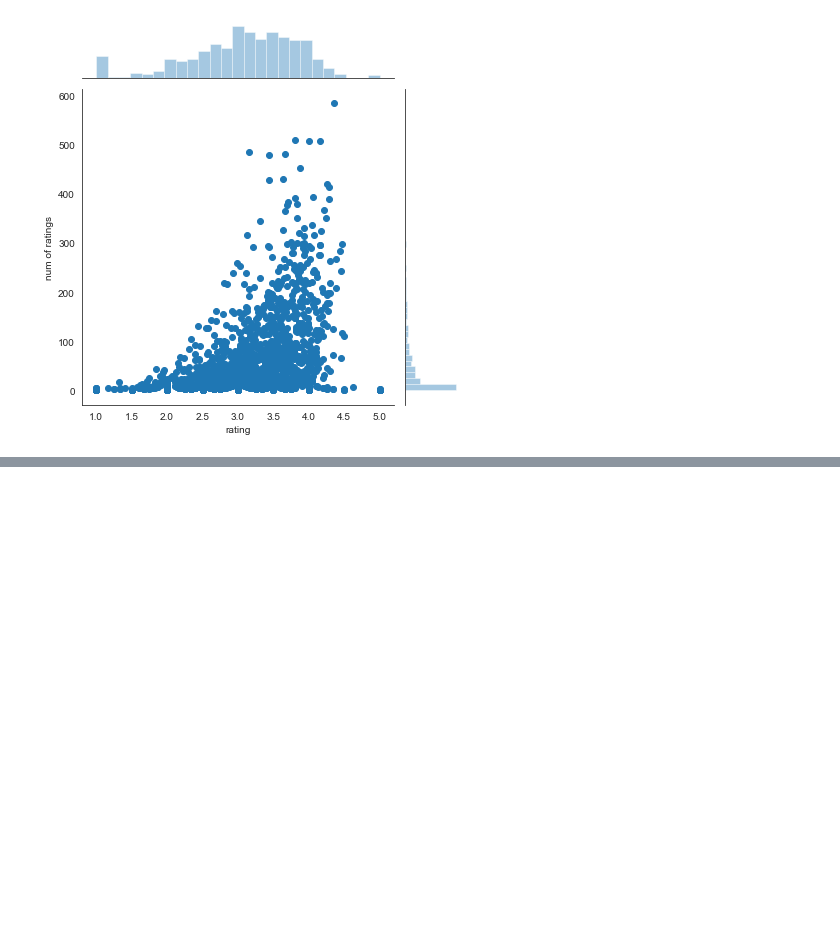
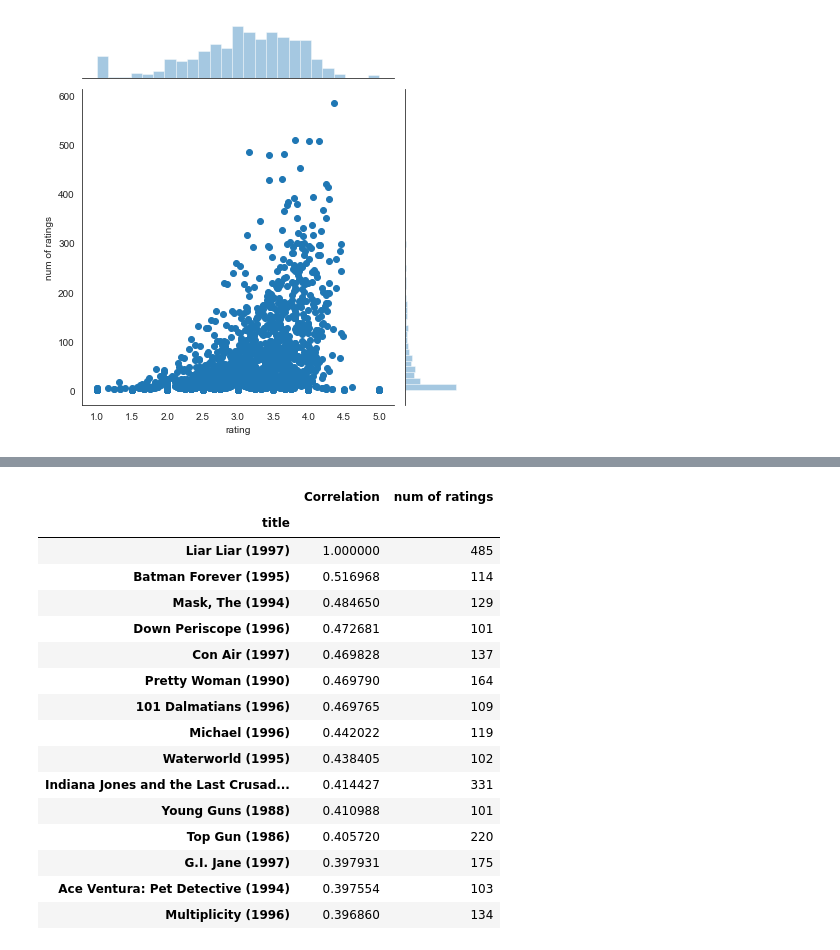
Before and after one commit to joaoprmanso/projects, a Jupyter notebook: course/python_for_data_science_and_machine_learning/19-Recommender-Systems/Recommender Systems - Notes.ipynb, the cells around one changed output, grey strips where cells are left out. Cells and saved outputs as stored; diff of their text form; code cells hidden in the pictures; blank space fills up the shorter version.

```diff
--- a/course/python_for_data_science_and_machine_learning/19-Recommender-Systems/Recommender Systems - Notes.ipynb
+++ b/course/python_for_data_science_and_machine_learning/19-Recommender-Systems/Recommender Systems - Notes.ipynb
@@ -100,0 +129,6 @@ sns.jointplot(ratings['rating'], ratings['num of ratings'], data = ratings)
+# %%
+# grab Star Wars ratings
+start_wards_ratings = moviemat['Star Wars (1977)']
+
+# grab Liar Liar ratings
+liarliar_wards_ratings = moviemat['Liar Liar (1997)']
@@ -100,0 +138,3 @@ sns.jointplot(ratings['rating'], ratings['num of ratings'], data = ratings)
+# %%
+# compute the correlation between Liar Liar and the other movies
+similar_to_liarliar = moviemat.corrwith(liarliar_wards_ratings)
@@ -100,0 +180,26 @@ sns.jointplot(ratings['rating'], ratings['num of ratings'], data = ratings)
+# %%
+# do the same for Liar Liar movie
+corr_liar_liar = pd.DataFrame(similar_to_liarliar, columns=['Correlation'])
+corr_liar_liar.dropna(inplace=True)
+# %%
+corr_liar_liar = corr_liar_liar.join(ratings['num of ratings'])
+# %%
+corr_liar_liar[corr_liar_liar['num of ratings']>= 100].sort_values('Correlation', ascending=False).head(15)
+# %% [output]
+|  | Correlation | num of ratings |
+| title |  |  |
+| Liar Liar (1997) | 1.000000 | 485 |
+| Batman Forever (1995) | 0.516968 | 114 |
+| Mask, The (1994) | 0.484650 | 129 |
+| Down Periscope (1996) | 0.472681 | 101 |
+| Con Air (1997) | 0.469828 | 137 |
+| Pretty Woman (1990) | 0.469790 | 164 |
+| 101 Dalmatians (1996) | 0.469765 | 109 |
+| Michael (1996) | 0.442022 | 119 |
+| Waterworld (1995) | 0.438405 | 102 |
+| Indiana Jones and the Last Crusad... | 0.414427 | 331 |
+| Young Guns (1988) | 0.410988 | 101 |
+| Top Gun (1986) | 0.405720 | 220 |
+| G.I. Jane (1997) | 0.397931 | 175 |
+| Ace Ventura: Pet Detective (1994) | 0.397554 | 103 |
+| Multiplicity (1996) | 0.396860 | 134 |
```
Also changed, not shown: parts of 11 cells of this notebook, 1 other file.
